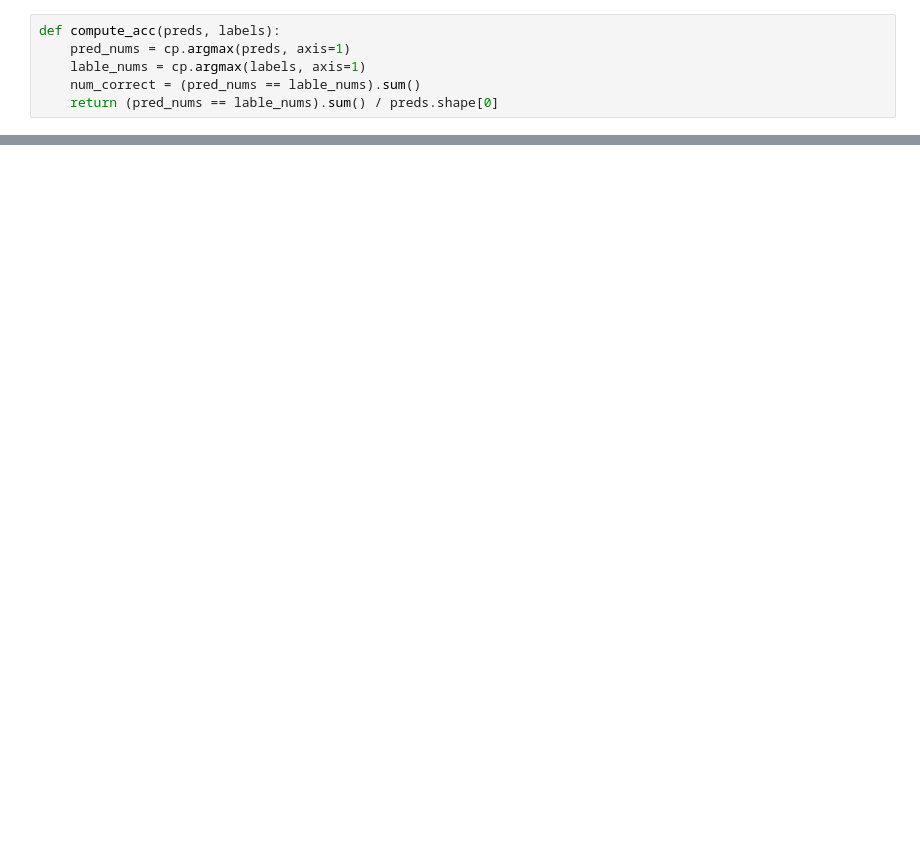
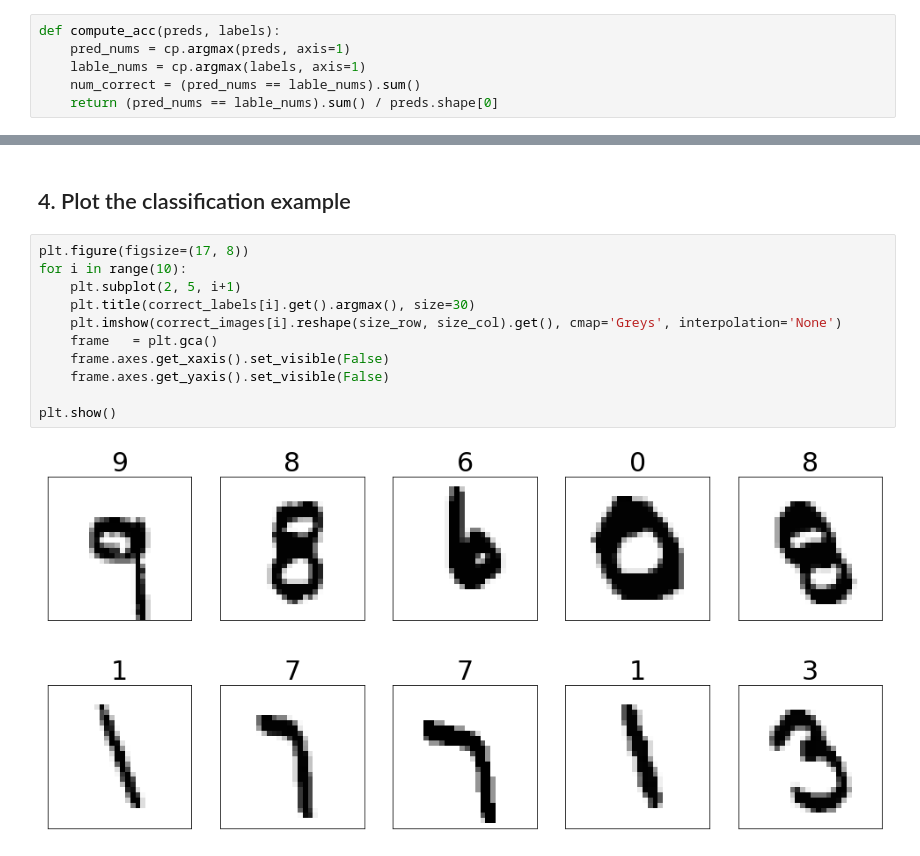
Before and after one commit to wonbeomjang/CAU54161-Machine-learning-class, a Jupyter notebook: Assignment_09/Assignment_09.ipynb, the cells around one changed output, grey strips where cells are left out. Cells and saved outputs as stored; diff of their text form; blank space fills up the shorter version.

```diff
--- a/Assignment_09/Assignment_09.ipynb
+++ b/Assignment_09/Assignment_09.ipynb
@@ -177,0 +215,15 @@ plt.show()
+# %% [markdown]
+## 4. Plot the classification example
+# %%
+plt.figure(figsize=(17, 8))
+for i in range(10):
+    plt.subplot(2, 5, i+1)
+    plt.title(correct_labels[i].get().argmax(), size=30)
+    plt.imshow(correct_images[i].reshape(size_row, size_col).get(), cmap='Greys', interpolation='None')
+    frame   = plt.gca()
+    frame.axes.get_xaxis().set_visible(False)
+    frame.axes.get_yaxis().set_visible(False)
+
+plt.show()
+# %% [output]
+[figure, added]
```
Also changed, not shown: parts of 16 cells of this notebook, 1 other file.
